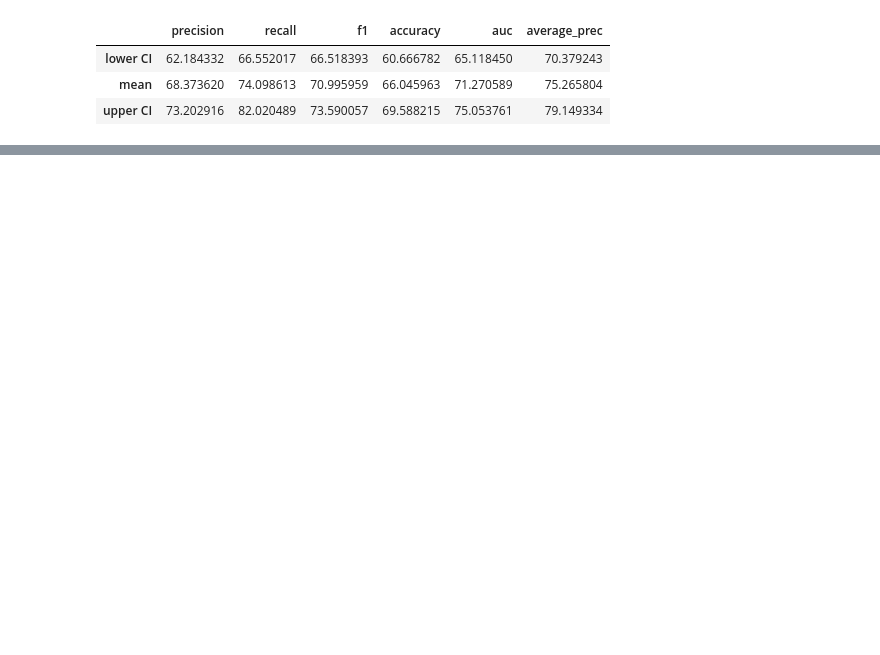
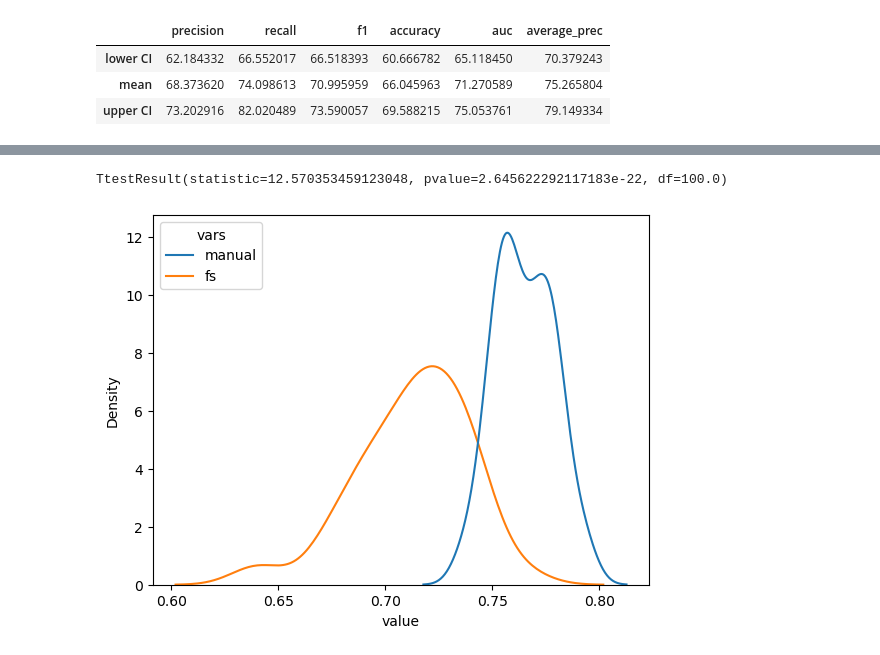
Before and after one commit to sonjakatz/myaReg-genderDifferences, a Jupyter notebook: scripts/30_prediction/31_analysePerformance.ipynb, the cells around one changed output, grey strips where cells are left out. Drawn from its saved outputs; the diff is of its cells as text; code cells hidden in the pictures; blank space fills up the shorter version.

```diff
--- a/scripts/30_prediction/31_analysePerformance.ipynb
+++ b/scripts/30_prediction/31_analysePerformance.ipynb
@@ -76,0 +166,11 @@ df["precision"].hist()
+# %%
+from scipy.stats import ttest_ind
+
+a = df_comb.loc[:,["auc", "vars"]].melt(["vars"])
+sns.kdeplot(data=a, x="value", hue="vars")
+
+
+ttest_ind(df_15["auc"], df_5["auc"])
+# %% [output]
+TtestResult(statistic=12.570353459123048, pvalue=2.645622292117183e-22, df=100.0)
+[figure, added]
```
Also changed, not shown: parts of 18 cells of this notebook, 5 other files.
